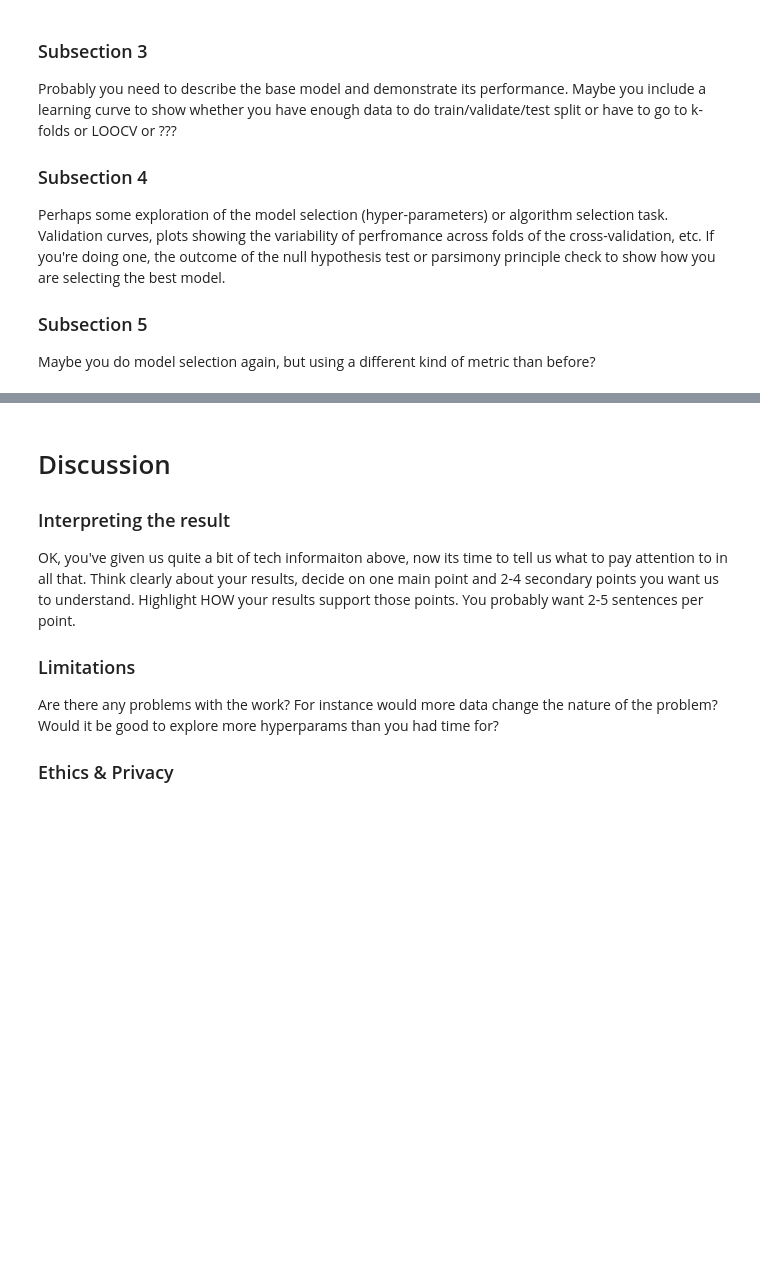
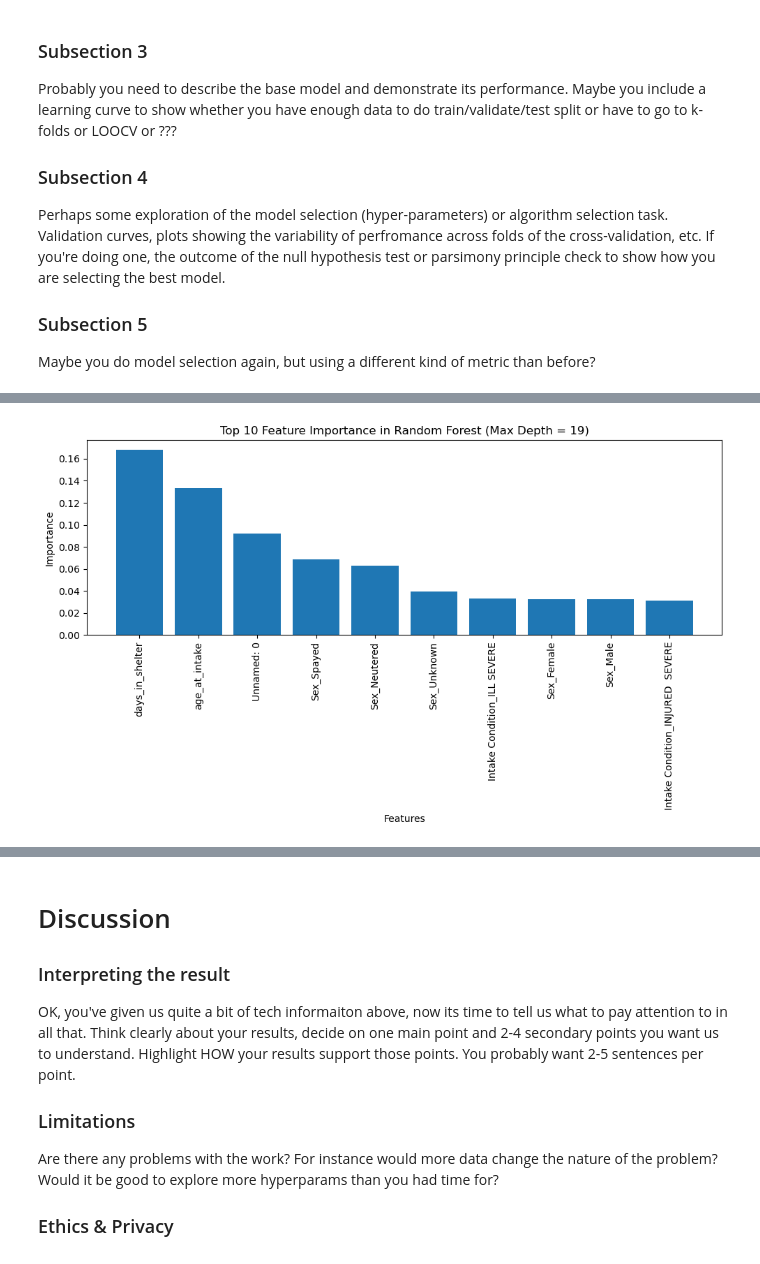
Before and after one commit to COGS118A/Group009-SP23, a Jupyter notebook: FinalProject_Group009-SP23.ipynb, the cells around one changed output, grey strips where cells are left out. Saved outputs shown, nothing was run; the diff lists cells and outputs as text; code cells hidden in the pictures; blank space fills up the shorter version.

```diff
--- a/FinalProject_Group009-SP23.ipynb
+++ b/FinalProject_Group009-SP23.ipynb
@@ -116,0 +357,25 @@ Maybe you do model selection again, but using a different kind of metric than be
+# %%
+model = RandomForestClassifier(max_depth=19)
+model.fit(X_train, y_train)
+
+importances = model.feature_importances_
+
+sorted_indices = np.argsort(importances)[::-1]
+sorted_importances = importances[sorted_indices]
+
+feature_names = X.columns
+sorted_feature_names = feature_names[sorted_indices]
+sorted_importances = importances[sorted_indices][:10]
+sorted_feature_names = feature_names[sorted_indices][:10]
+
+plt.figure(figsize=(10, 6))
+plt.bar(range(len(sorted_importances)), sorted_importances, tick_label=sorted_feature_names)
+plt.xticks(rotation=90)
+plt.xlabel('Features')
+plt.ylabel('Importance')
+plt.title('Top 10 Feature Importance in Random Forest (Max Depth = 19)')
+plt.tight_layout()
+
+plt.show()
+# %% [output]
+[figure, added]
```
Also changed, not shown: parts of 14 cells of this notebook.
